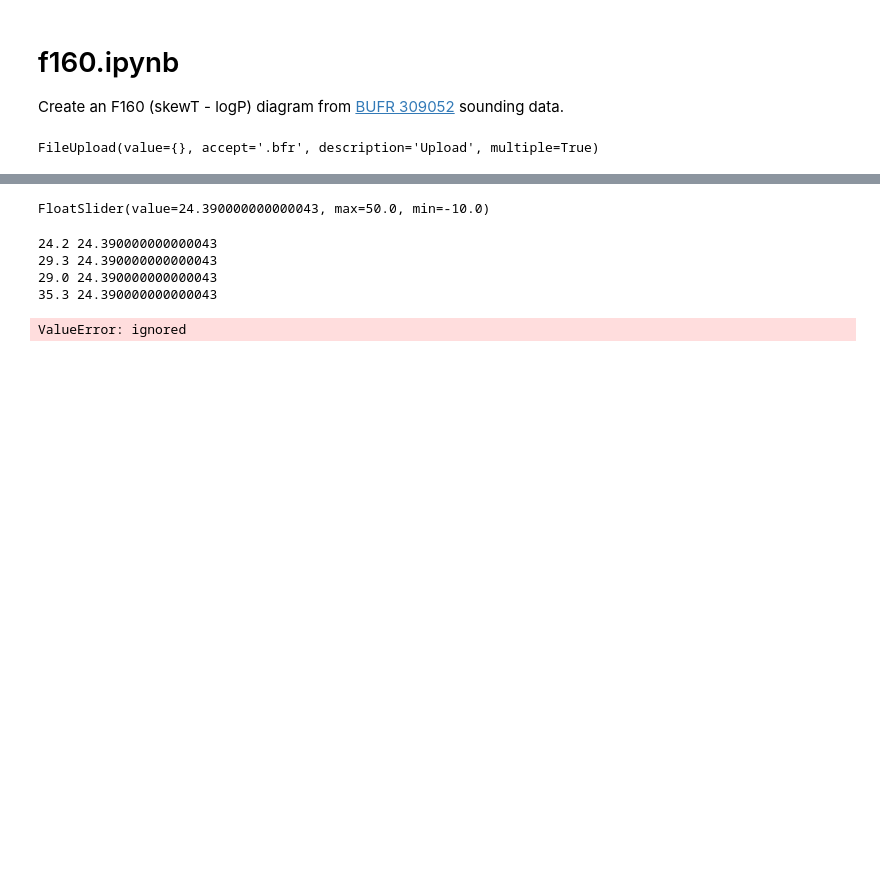
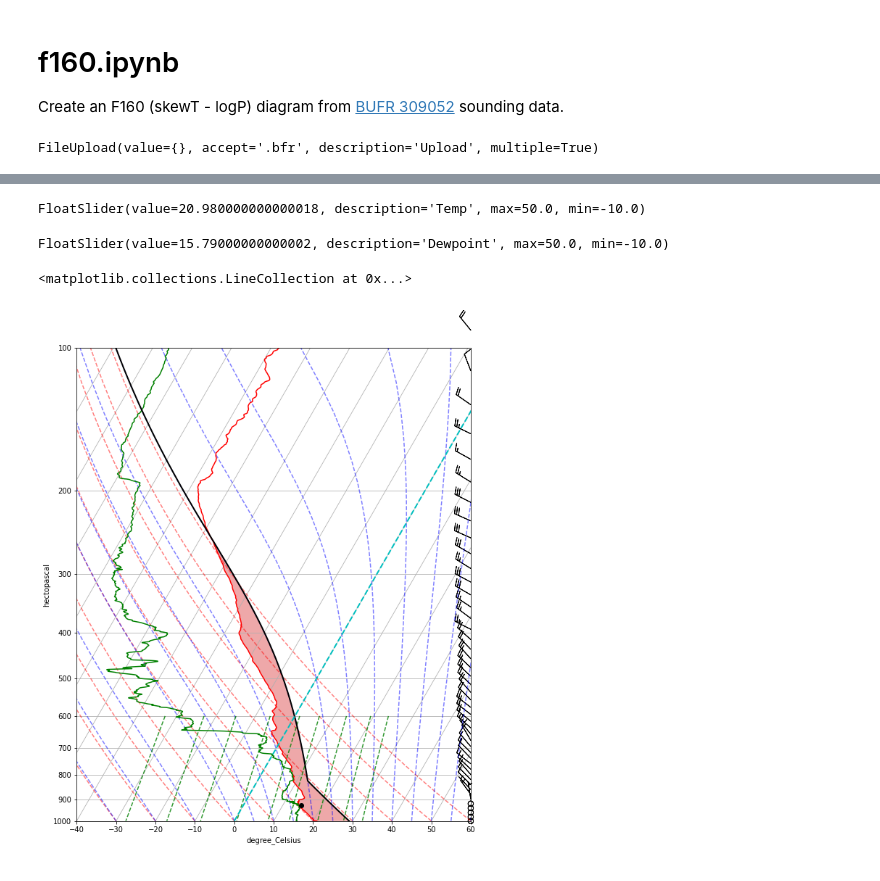
Before and after one commit to Geoffysicist/skewt, a Jupyter notebook: f160.ipynb, the cells around one changed output, grey strips where cells are left out. Cells and saved outputs as stored; diff of their text form; code cells hidden in the pictures; blank space fills up the shorter version.

```diff
--- a/f160.ipynb
+++ b/f160.ipynb
@@ -136,84 +143,59 @@ u, v = mpcalc.wind_components(readings['wind_speed'], readings['wind_dir'])
 # %%
+#@title Adjust Air Parcel Parameters
 from ipywidgets import FloatSlider
 from IPython.display import display
 T_0 = np.float64(readings['temp'][0].to('degC'))
-t_0_slider = FloatSlider(value=T_0, min=-10, max=50)
+Td_0 = np.float64(readings['dewpoint'][0].to('degC'))
+t_0_slider = FloatSlider(description = 'Temp', value=T_0, min=-10, max=50)
+td_0_slider = FloatSlider(description = 'Dewpoint', value=Td_0, min=-10, max=50)
 
-def t_slider_change(val):
-  Temp_0 = val
-  print(f"{Temp_0.new} {T_0}")
+# def t_slider_change(val):
+#   # T_0 = val
+#   T_O = t_0_slider.value
+#   print(f"{T_0}")
 
-t_0_slider.observe(t_slider_change, names='value')
+# t_0_slider.observe(t_slider_change, names='value')
 
-display(t_0_slider)
+display(t_0_slider, td_0_slider)
 # %% [output]
-FloatSlider(value=24.390000000000043, max=50.0, min=-10.0)
+FloatSlider(value=20.980000000000018, description='Temp', max=50.0, min=-10.0)
-24.2 24.390000000000043
-29.3 24.390000000000043
-29.0 24.390000000000043
-35.3 24.390000000000043
+FloatSlider(value=15.79000000000002, description='Dewpoint', max=50.0, min=-10.0)
 # %%
+#@title Create and display diagram based on adjusted air parcel
+T_0 = t_0_slider.value * units.degC
+Td_0 = td_0_slider.value * units.degC
+parcel_prof = mpcalc.parcel_profile(readings['pressure'], T_0, Td_0).to('degC')
+# profile_plot.set_xdata(parcel_prof)
 
-import matplotlib.animation as animation
-# from matplotlib.widgets import Slider, Button
-# from ipywidgets import FloatSlider, AppLayout
-from IPython import display
-
-parcel_prof = mpcalc.parcel_profile(readings['pressure'], T_0, Td_0).to('degC')
-# T_initial = np.float64(readings['temp'][0].to('degC'))
-
-# def update_parcel_profile(T: float):
-#   T = T *units.degC
-#   parcel_prof = mpcalc.parcel_profile(readings['pressure'], T, Td_0).to('degC')
-#   parcel_plot.set_xdata(parcel_prof)
-#   # plt.draw()
-#   print(type(parcel_plot))
-#   # skew.draw()
-#   # skew.canvas.flush_events()
-#   # fig.canvas.draw_idle()
-#   # display.clear_output(wait=True)
-#   # display.display(plt.gcf())
-
-# Create a new figure. The dimensions here give a good aspect ratio
+# Create the skewT-logP diagram
 fig = plt.figure(figsize=(12, 12))
-# fig, ax = plt.subplots(figsize=(12, 12))
 skew = SkewT(fig, rotation=30, aspect=120)
-
 
 # Plot the data using normal plotting functions, in this case using
 # log scaling in Y, as dictated by the typical meteorological plot
 skew.plot(readings['pressure'], readings['temp'], 'r')
 skew.plot(readings['pressure'], readings['dewpoint'], 'g')
-# skew.plot_barbs(readings['pressure'], u, v)
 skew.plot_barbs(*barbs_get(readings))
 skew.ax.set_ylim(1000, 100)
 skew.ax.set_xlim(-40, 60)
 
 # Plot LCL temperature as black dot
 skew.plot(lcl_pressure, lcl_temperature, 'ko', markerfacecolor='black')
 
 # Plot the parcel profile as a black line
-parcel_plot, = skew.plot(readings['pressure'], parcel_prof, 'k', linewidth=2)
+profile_plot, = skew.plot(readings['pressure'], parcel_prof, 'k', linewidth=2)
 
 # Shade areas of CAPE and CIN
 skew.shade_cin(readings['pressure'], readings['temp'], parcel_prof, readings['dewpoint'])
 skew.shade_cape(readings['pressure'], readings['temp'], parcel_prof)
 
 # Plot a zero degree isotherm
 skew.ax.axvline(0, color='c', linestyle='--', linewidth=2)
 
 # Add the relevant special lines
 skew.plot_dry_adiabats()
 skew.plot_moist_adiabats()
 skew.plot_mixing_lines()
-
-display.display(plt.show())
-
-# def update(Surface_temp = 25.0):
-#   update_parcel_profile(Surface_temp)
-#   print(Surface_temp)
-
-
-# interact(update, w=(-10, 50, 0.1));
 # %% [output]
-ValueError: ignored
+<matplotlib.collections.LineCollection at 0x...>
+[figure, added]
```
Also changed, not shown: parts of 7 cells of this notebook.
